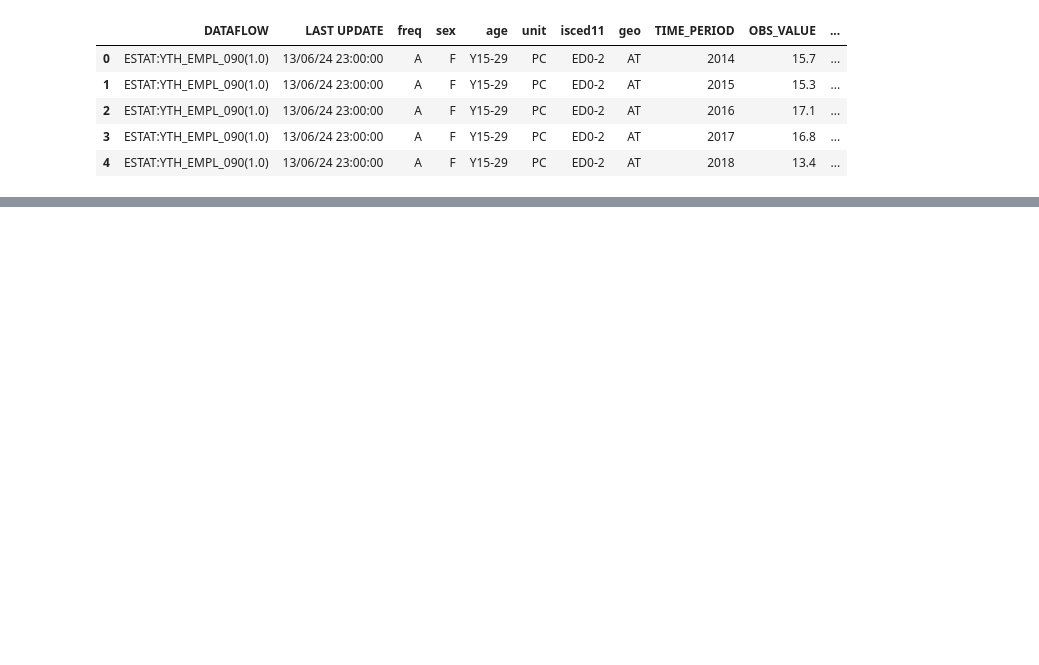
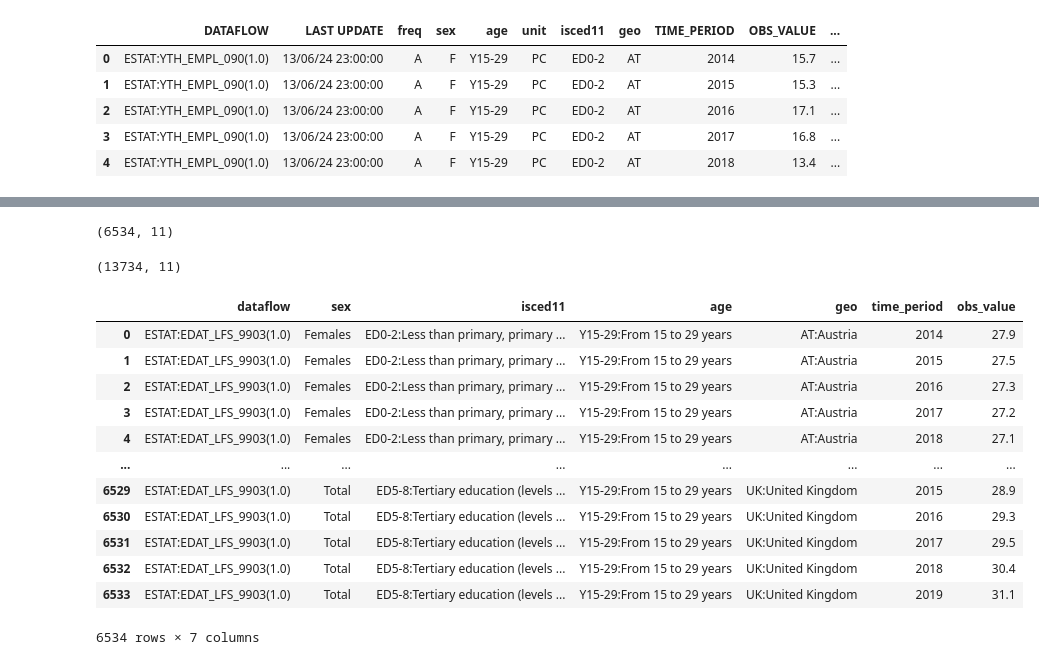
Before and after one commit to harimrys/project-ue, a Jupyter notebook: main.ipynb, the cells around one changed output, grey strips where cells are left out. Drawn from its saved outputs; the diff is of its cells as text; code cells hidden in the pictures; blank space fills up the shorter version.

Commit message:
drop columns

```diff
--- a/main.ipynb
+++ b/main.ipynb
@@ -53,0 +64,25 @@ unemployment.head()
+# %%
+education.shape
+# %% [output]
+(6534, 11)
+# %%
+unemployment.shape
+# %% [output]
+(13734, 11)
+# %%
+drop_columns_education(education)
+education
+# %% [output]
+|  | dataflow | sex | isced11 | age | geo | time_period | obs_value |
+| 0 | ESTAT:EDAT_LFS_9903(1.0) | Females | ED0-2:Less than primary, primary ... | Y15-29:From 15 to 29 years | AT:Austria | 2014 | 27.9 |
+| 1 | ESTAT:EDAT_LFS_9903(1.0) | Females | ED0-2:Less than primary, primary ... | Y15-29:From 15 to 29 years | AT:Austria | 2015 | 27.5 |
+| 2 | ESTAT:EDAT_LFS_9903(1.0) | Females | ED0-2:Less than primary, primary ... | Y15-29:From 15 to 29 years | AT:Austria | 2016 | 27.3 |
+| 3 | ESTAT:EDAT_LFS_9903(1.0) | Females | ED0-2:Less than primary, primary ... | Y15-29:From 15 to 29 years | AT:Austria | 2017 | 27.2 |
+| 4 | ESTAT:EDAT_LFS_9903(1.0) | Females | ED0-2:Less than primary, primary ... | Y15-29:From 15 to 29 years | AT:Austria | 2018 | 27.1 |
+| ... | ... | ... | ... | ... | ... | ... | ... |
+| 6529 | ESTAT:EDAT_LFS_9903(1.0) | Total | ED5-8:Tertiary education (levels ... | Y15-29:From 15 to 29 years | UK:United Kingdom | 2015 | 28.9 |
+| 6530 | ESTAT:EDAT_LFS_9903(1.0) | Total | ED5-8:Tertiary education (levels ... | Y15-29:From 15 to 29 years | UK:United Kingdom | 2016 | 29.3 |
+| 6531 | ESTAT:EDAT_LFS_9903(1.0) | Total | ED5-8:Tertiary education (levels ... | Y15-29:From 15 to 29 years | UK:United Kingdom | 2017 | 29.5 |
+| 6532 | ESTAT:EDAT_LFS_9903(1.0) | Total | ED5-8:Tertiary education (levels ... | Y15-29:From 15 to 29 years | UK:United Kingdom | 2018 | 30.4 |
+| 6533 | ESTAT:EDAT_LFS_9903(1.0) | Total | ED5-8:Tertiary education (levels ... | Y15-29:From 15 to 29 years | UK:United Kingdom | 2019 | 31.1 |
+6534 rows × 7 columns
```
Also changed, not shown: parts of 4 cells of this notebook, 1 other file.
